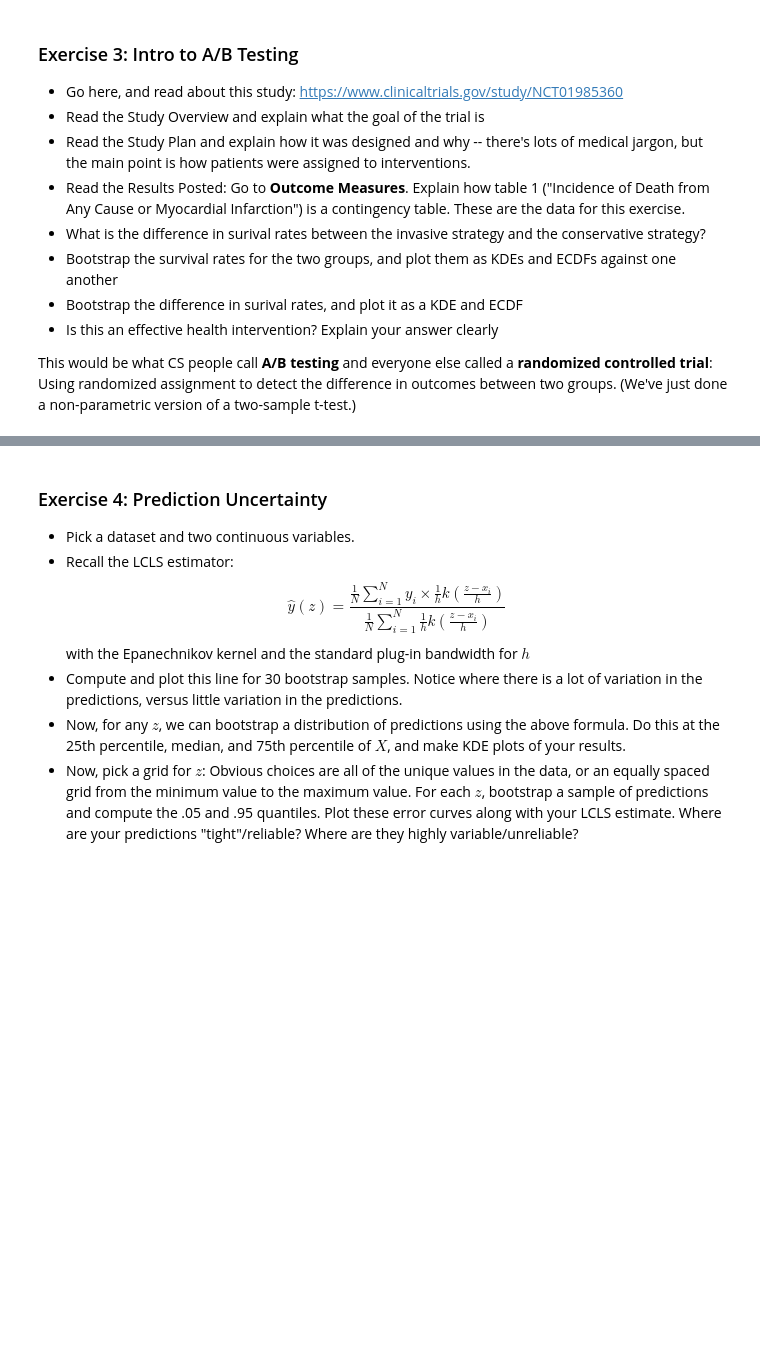
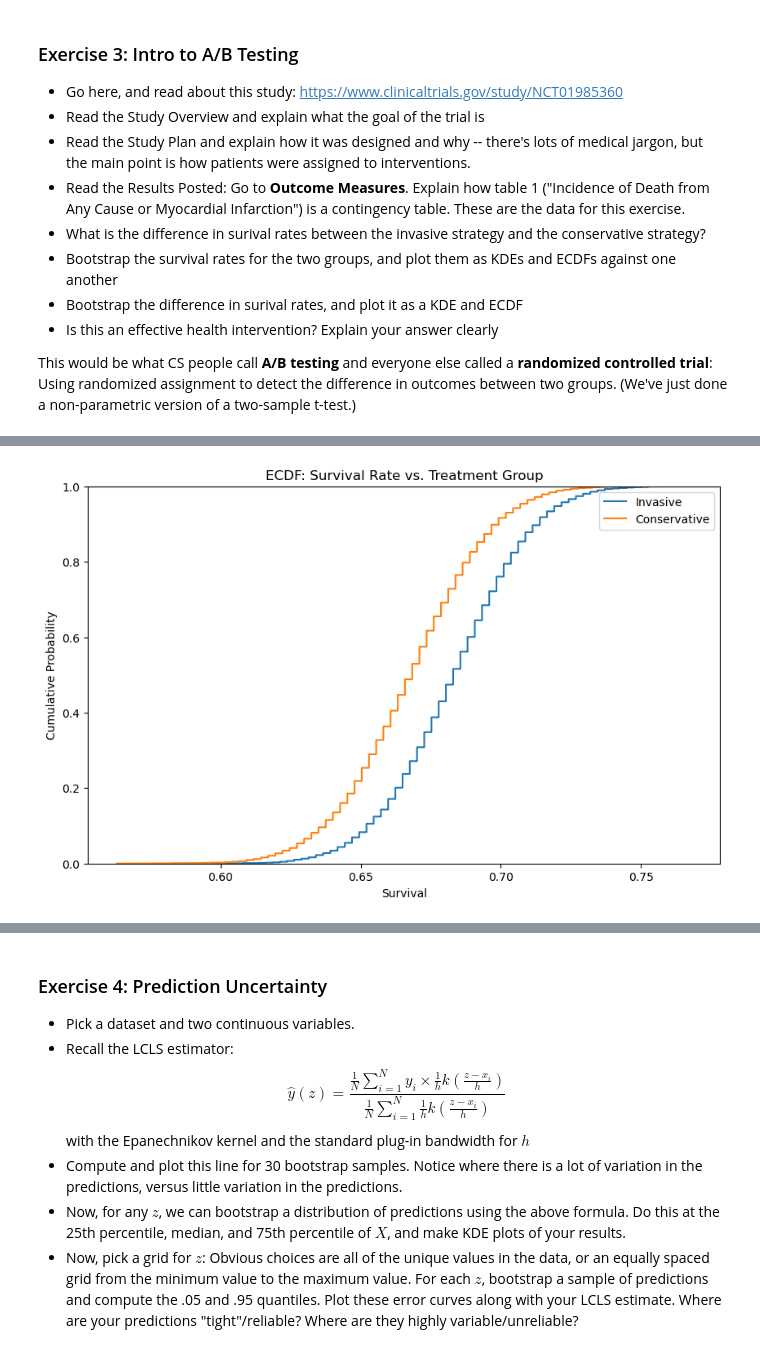
Before and after one commit to JamesSweatIII/assignment4ds5030, a Jupyter notebook: assignment_4.ipynb, the cells around one changed output, grey strips where cells are left out. Saved outputs shown, nothing was run; the diff lists cells and outputs as text; code cells hidden in the pictures; blank space fills up the shorter version.

```diff
--- a/assignment_4.ipynb
+++ b/assignment_4.ipynb
@@ -143,0 +189,11 @@ This would be what CS people call **A/B testing** and everyone else called a **r
+# %%
+plt.figure(figsize=(10,6))
+sns.ecdfplot(survival_rates_inv, label='Invasive')
+sns.ecdfplot(survival_rates_con, label='Conservative')
+plt.title('ECDF: Survival Rate vs. Treatment Group')
+plt.xlabel('Survival')
+plt.ylabel('Cumulative Probability')
+plt.legend()
+plt.show()
+# %% [output]
+[figure, added]
```
Also changed, not shown: parts of 7 cells of this notebook.
